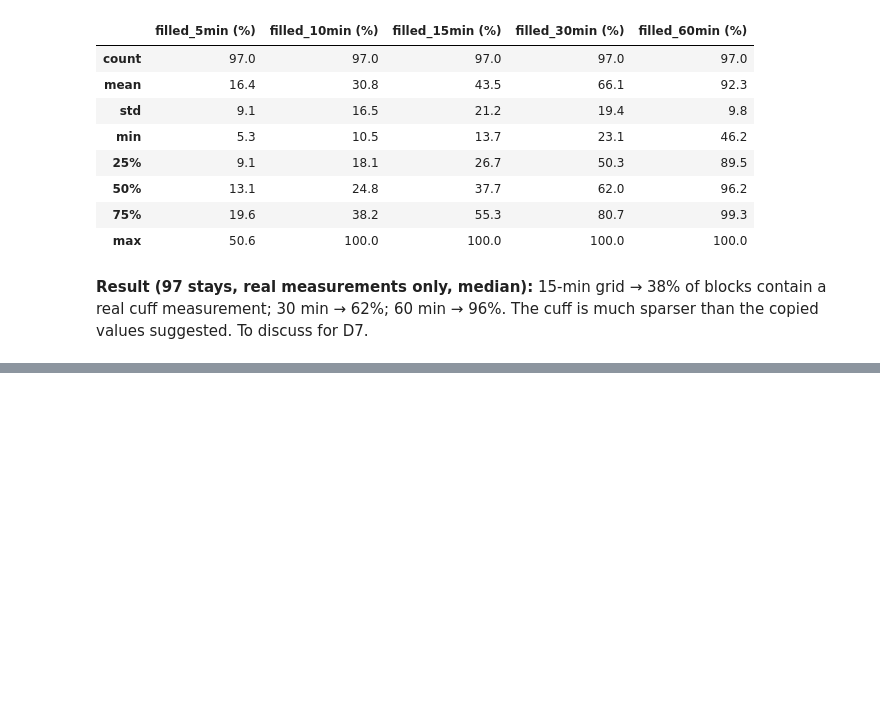
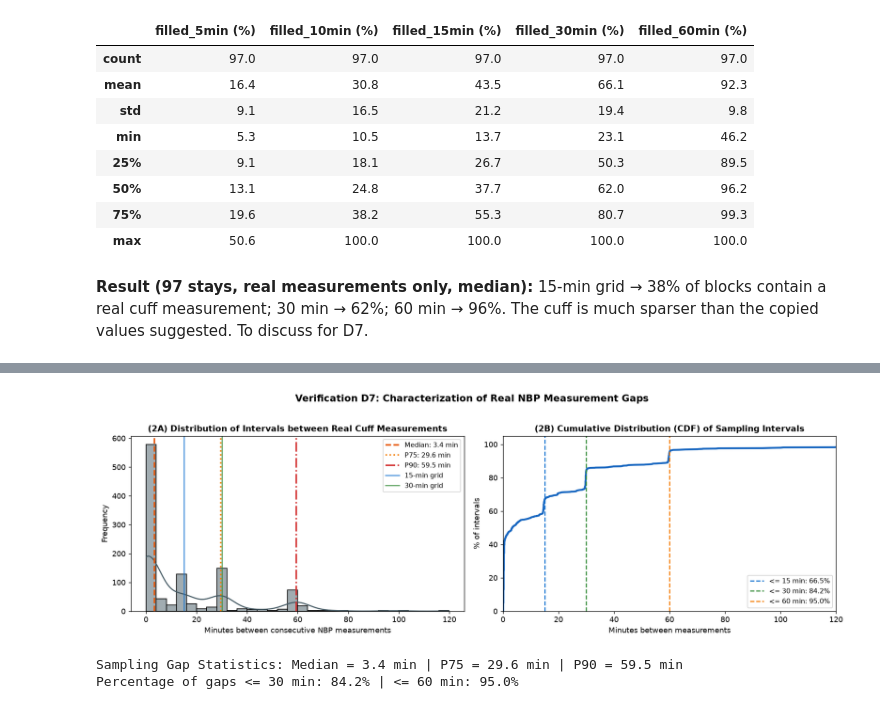
Before and after one commit to catalinabatalla/Final-project-AI-industry, a Jupyter notebook: notebooks/00_patient_selection.ipynb, the cells around one changed output, grey strips where cells are left out. Cells and saved outputs as stored; diff of their text form; code cells hidden in the pictures; blank space fills up the shorter version.

```diff
--- a/notebooks/00_patient_selection.ipynb
+++ b/notebooks/00_patient_selection.ipynb
@@ -398,0 +552,60 @@ grid_check.describe().round(1)
+# %%
+all_gaps_min = []
+for f in files:
+    fpath = os.path.join(DATA_DIR, f)
+    cols = pd.read_csv(fpath, nrows=1).columns.tolist()
+    if "NBPs [mmHg]" not in cols:
+        continue
+    df = pd.read_csv(fpath, usecols=["time", "NBPs [mmHg]", "NBPd [mmHg]"])
+    cuff = df.dropna(subset=["NBPs [mmHg]"]).sort_values("time")
+    vals = cuff[["NBPs [mmHg]", "NBPd [mmHg]"]].fillna(-1)
+    changed = vals.ne(vals.shift()).any(axis=1)
+    real_cuff = cuff.loc[changed]
+    real_m = real_cuff["time"] / TICKS_PER_SECOND / 60
+    gaps = real_m.diff().dropna().values
+    all_gaps_min.extend(gaps[gaps > 0])
+
+all_gaps = np.array(all_gaps_min)
+med = np.median(all_gaps)
+p75 = np.percentile(all_gaps, 75)
+p90 = np.percentile(all_gaps, 90)
+
+fig, axes = plt.subplots(1, 2, figsize=(14, 4.5))
+
+# Panel 2A: Histogram of intervals <= 120 min
+normal_gaps = all_gaps[all_gaps <= 120]
+sns.histplot(normal_gaps, bins=30, kde=True, color="#455A64", edgecolor="black", ax=axes[0])
+axes[0].axvline(med, color="#E65100", linestyle="--", linewidth=2, label=f"Median: {med:.1f} min")
+axes[0].axvline(p75, color="#F57C00", linestyle=":", linewidth=2, label=f"P75: {p75:.1f} min")
+axes[0].axvline(p90, color="#D32F2F", linestyle="-.", linewidth=2, label=f"P90: {p90:.1f} min")
+axes[0].axvline(15, color="#1976D2", linestyle="-", linewidth=1.5, alpha=0.8, label="15-min grid")
+axes[0].axvline(30, color="#388E3C", linestyle="-", linewidth=1.5, alpha=0.8, label="30-min grid")
+axes[0].set_title("(2A) Distribution of Intervals between Real Cuff Measurements", fontsize=11, fontweight='bold')
+axes[0].set_xlabel("Minutes between consecutive NBP measurements", fontsize=10)
+axes[0].set_ylabel("Frequency", fontsize=10)
+axes[0].legend(fontsize=9)
+
+# Panel 2B: CDF
+sorted_gaps = np.sort(all_gaps)
+cdf = np.arange(1, len(sorted_gaps) + 1) / len(sorted_gaps)
+axes[1].plot(sorted_gaps, cdf * 100, color="#1565C0", linewidth=2.5)
+axes[1].axvline(15, color="#1976D2", linestyle="--", label=f"<= 15 min: {100*np.mean(all_gaps <= 15):.1f}%")
+axes[1].axvline(30, color="#388E3C", linestyle="--", label=f"<= 30 min: {100*np.mean(all_gaps <= 30):.1f}%")
+axes[1].axvline(60, color="#F57C00", linestyle="--", label=f"<= 60 min: {100*np.mean(all_gaps <= 60):.1f}%")
+axes[1].set_xlim(0, 120)
+axes[1].set_ylim(0, 105)
+axes[1].set_title("(2B) Cumulative Distribution (CDF) of Sampling Intervals", fontsize=11, fontweight='bold')
+axes[1].set_xlabel("Minutes between measurements", fontsize=10)
+axes[1].set_ylabel("% of intervals", fontsize=10)
+axes[1].legend(loc="lower right", fontsize=9)
+
+plt.suptitle("Verification D7: Characterization of Real NBP Measurement Gaps", fontsize=13, fontweight='bold', y=1.02)
+plt.tight_layout()
+plt.show()
+
+print(f"Sampling Gap Statistics: Median = {med:.1f} min | P75 = {p75:.1f} min | P90 = {p90:.1f} min")
+print(f"Percentage of gaps <= 30 min: {100*np.mean(all_gaps <= 30):.1f}% | <= 60 min: {100*np.mean(all_gaps <= 60):.1f}%")
+# %% [output]
+[figure, added]
+Sampling Gap Statistics: Median = 3.4 min | P75 = 29.6 min | P90 = 59.5 min
+Percentage of gaps <= 30 min: 84.2% | <= 60 min: 95.0%
```
Also changed, not shown: parts of 11 cells of this notebook, 5 other files.
